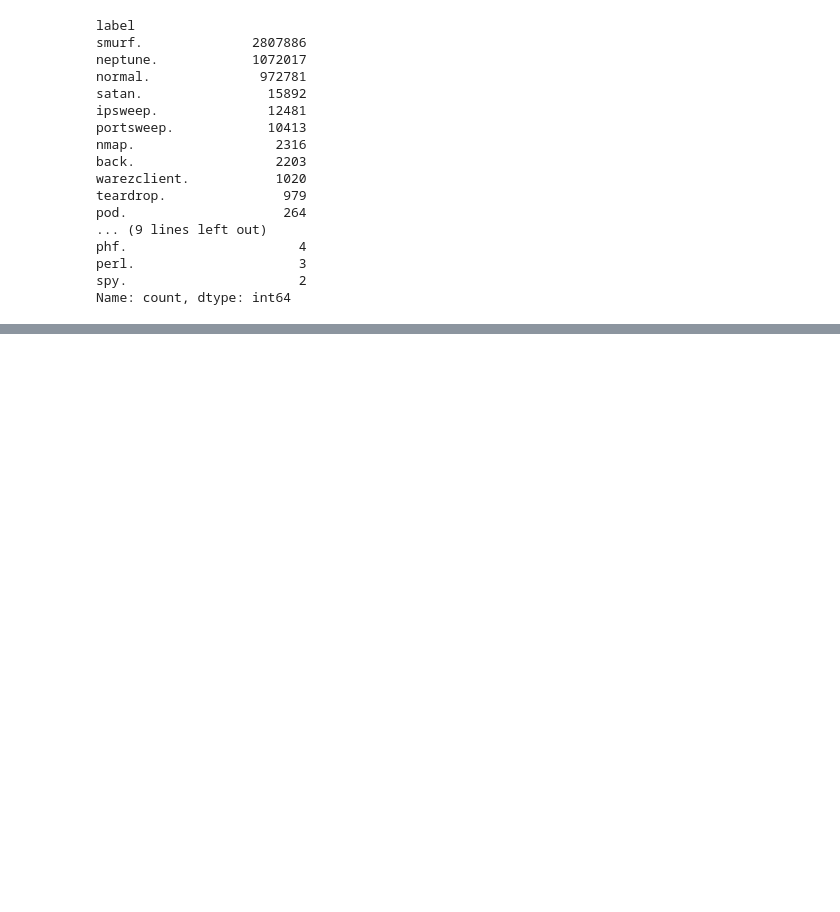
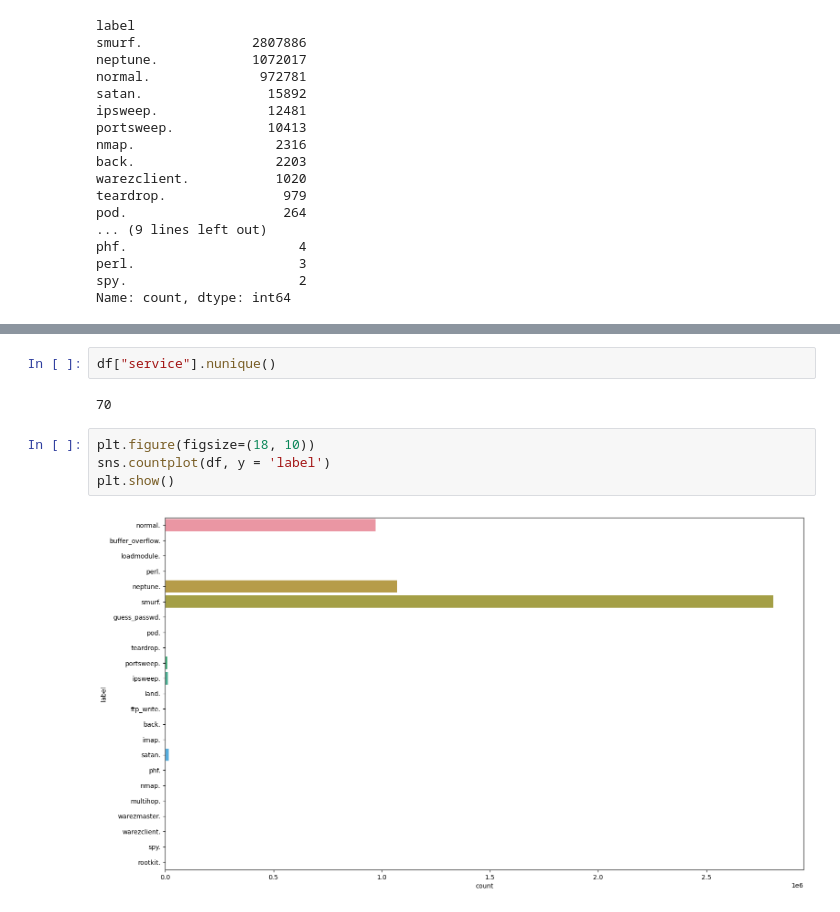
Before and after one commit to JOSHIK27/MSc-Dissertation, a Jupyter notebook: notebooks/01-Exploratory Data Analysis/EDA-KDDCUP99.ipynb, the cells around one changed output, grey strips where cells are left out. Cells and saved outputs as stored; diff of their text form; blank space fills up the shorter version.

```diff
--- a/notebooks/01-Exploratory Data Analysis/EDA-KDDCUP99.ipynb
+++ b/notebooks/01-Exploratory Data Analysis/EDA-KDDCUP99.ipynb
@@ -251,0 +204,10 @@ num_duplicate_rows,
+# %%
+df["service"].nunique()
+# %% [output]
+70
+# %%
+plt.figure(figsize=(18, 10))
+sns.countplot(df, y = 'label')
+plt.show()
+# %% [output]
+[figure, added]
```
Also changed, not shown: parts of 29 cells of this notebook.
